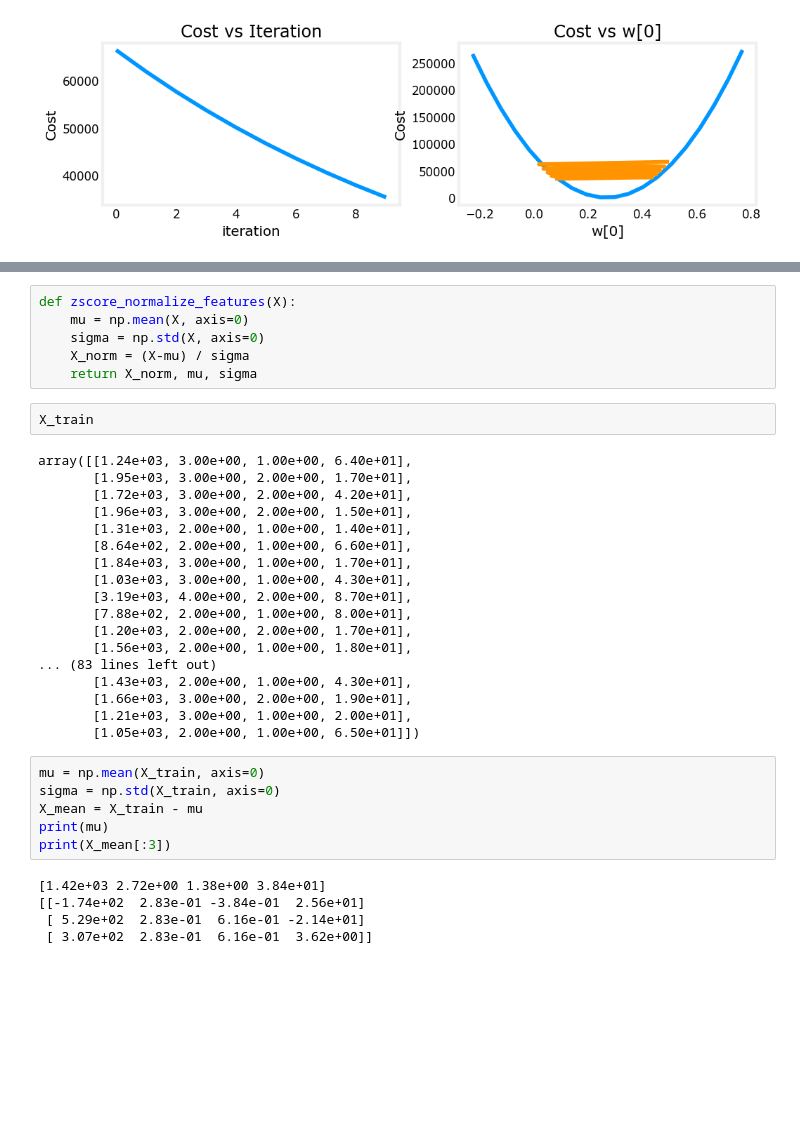
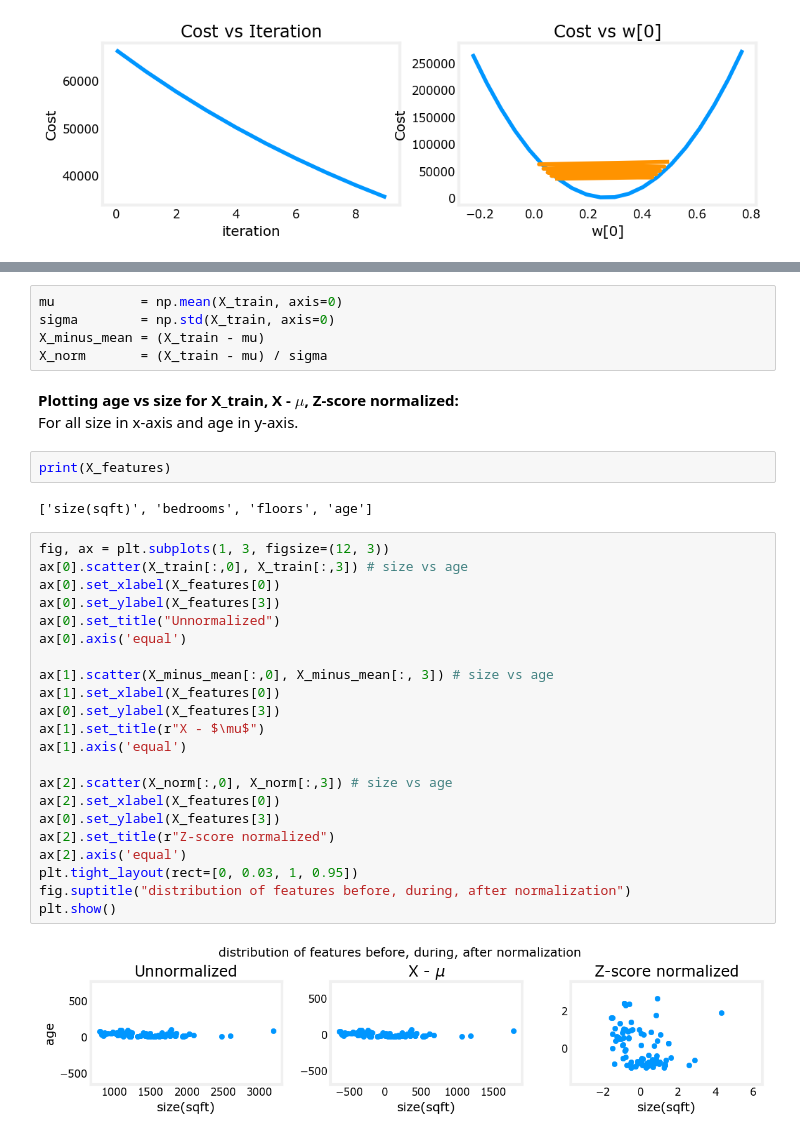
Before and after one commit to hridoynasah/Machine-Learning-Specialization, a Jupyter notebook: 1. Supervised Machine Learning/Week 2/LAB_W2/C1_W2_Lab03_Feature_Scaling_and_Learning_Rate.ipynb, the cells around one changed output, grey strips where cells are left out. Saved outputs shown, nothing was run; the diff lists cells and outputs as text; blank space fills up the shorter version.

```diff
--- a/1. Supervised Machine Learning/Week 2/LAB_W2/C1_W2_Lab03_Feature_Scaling_and_Learning_Rate.ipynb
+++ b/1. Supervised Machine Learning/Week 2/LAB_W2/C1_W2_Lab03_Feature_Scaling_and_Learning_Rate.ipynb
@@ -106,37 +156,36 @@ plt.show()
 # %%
-def zscore_normalize_features(X):
-    mu = np.mean(X, axis=0)
-    sigma = np.std(X, axis=0)
-    X_norm = (X-mu) / sigma
-    return X_norm, mu, sigma
+mu           = np.mean(X_train, axis=0)
+sigma        = np.std(X_train, axis=0)
+X_minus_mean = (X_train - mu)
+X_norm       = (X_train - mu) / sigma
-# %%
-X_train
-# %% [output]
-array([[1.24e+03, 3.00e+00, 1.00e+00, 6.40e+01],
-       [1.95e+03, 3.00e+00, 2.00e+00, 1.70e+01],
-       [1.72e+03, 3.00e+00, 2.00e+00, 4.20e+01],
-       [1.96e+03, 3.00e+00, 2.00e+00, 1.50e+01],
-       [1.31e+03, 2.00e+00, 1.00e+00, 1.40e+01],
-       [8.64e+02, 2.00e+00, 1.00e+00, 6.60e+01],
-       [1.84e+03, 3.00e+00, 1.00e+00, 1.70e+01],
-       [1.03e+03, 3.00e+00, 1.00e+00, 4.30e+01],
-       [3.19e+03, 4.00e+00, 2.00e+00, 8.70e+01],
-       [7.88e+02, 2.00e+00, 1.00e+00, 8.00e+01],
-       [1.20e+03, 2.00e+00, 2.00e+00, 1.70e+01],
-       [1.56e+03, 2.00e+00, 1.00e+00, 1.80e+01],
-... (83 lines left out)
-       [1.43e+03, 2.00e+00, 1.00e+00, 4.30e+01],
-       [1.66e+03, 3.00e+00, 2.00e+00, 1.90e+01],
-       [1.21e+03, 3.00e+00, 1.00e+00, 2.00e+01],
-       [1.05e+03, 2.00e+00, 1.00e+00, 6.50e+01]])
-# %%
-mu = np.mean(X_train, axis=0)
-sigma = np.std(X_train, axis=0)
-X_mean = X_train - mu
-print(mu)
-print(X_mean[:3])
-# %% [output]
-[1.42e+03 2.72e+00 1.38e+00 3.84e+01]
-[[-1.74e+02  2.83e-01 -3.84e-01  2.56e+01]
- [ 5.29e+02  2.83e-01  6.16e-01 -2.14e+01]
- [ 3.07e+02  2.83e-01  6.16e-01  3.62e+00]]
+# %% [markdown]
+**Plotting age vs size for X_train,  X - $\mu$,  Z-score normalized:**
+For all size in x-axis and age in y-axis.
+# %%
+print(X_features)
+# %% [output]
+['size(sqft)', 'bedrooms', 'floors', 'age']
+# %%
+fig, ax = plt.subplots(1, 3, figsize=(12, 3))
+ax[0].scatter(X_train[:,0], X_train[:,3]) # size vs age
+ax[0].set_xlabel(X_features[0])
+ax[0].set_ylabel(X_features[3])
+ax[0].set_title("Unnormalized")
+ax[0].axis('equal')
+
+ax[1].scatter(X_minus_mean[:,0], X_minus_mean[:, 3]) # size vs age
+ax[1].set_xlabel(X_features[0])
+ax[0].set_ylabel(X_features[3])
+ax[1].set_title(r"X - $\mu$")
+ax[1].axis('equal')
+
+ax[2].scatter(X_norm[:,0], X_norm[:,3]) # size vs age
+ax[2].set_xlabel(X_features[0])
+ax[0].set_ylabel(X_features[3])
+ax[2].set_title(r"Z-score normalized")
+ax[2].axis('equal')
+plt.tight_layout(rect=[0, 0.03, 1, 0.95])
+fig.suptitle("distribution of features before, during, after normalization")
+plt.show()
+# %% [output]
+[figure, added]
```
Also changed, not shown: parts of 27 cells of this notebook.
